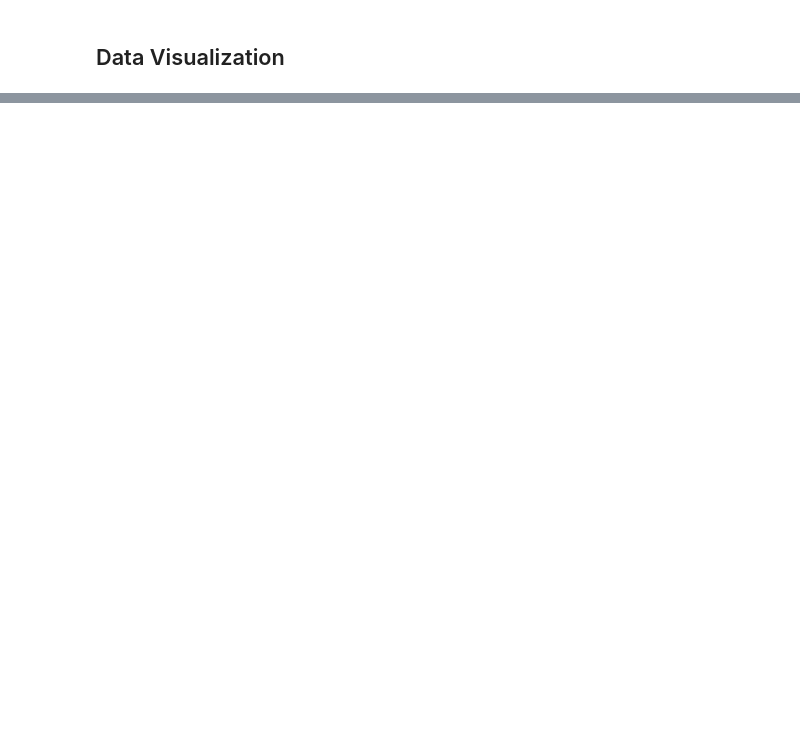
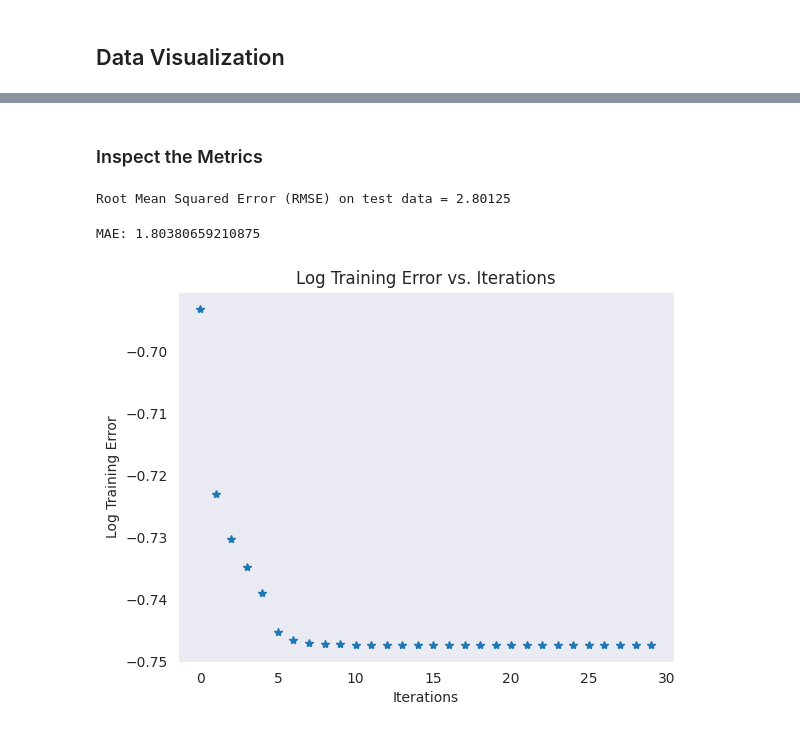
Before and after one commit to ThatPandaYouHate/Data_Engineering_group-9, a Jupyter notebook: group-9_project.ipynb, the cells around one changed output, grey strips where cells are left out. Cells and saved outputs as stored; diff of their text form; code cells hidden in the pictures; blank space fills up the shorter version.

```diff
--- a/group-9_project.ipynb
+++ b/group-9_project.ipynb
@@ -301,0 +162,12 @@ plt.savefig("top_tf_idf_words.png")
+# %%
+stop_words_remover = StopWordsRemover(inputCol="Comment_Text", outputCol="Filtered_Comment_Text")
+comments_filtered = stop_words_remover.transform(comment_text_score)
+
+hashing_tf = HashingTF(inputCol="Filtered_Comment_Text", outputCol="Raw_Features", numFeatures=20)
+tf = hashing_tf.transform(comments_filtered)
+
+idf = IDF(inputCol="Raw_Features", outputCol="Features")
+idf_model = idf.fit(tf)
+tfidf = idf_model.transform(tf)
+
+tfidf.show()
@@ -301,0 +199,10 @@ plt.savefig("top_tf_idf_words.png")
+# %%
+# Split the data into train,test and Validation sets
+train_data, test_data = tfidf.randomSplit([.7,.3], seed=rnd_seed)
+# %%
+# Initialize `lr`
+lr = (LinearRegression(featuresCol='Features', labelCol='Score', predictionCol='Predicted_Score',
+                               maxIter=100, regParam=0.3, elasticNetParam=0.8, standardization=False))
+# %%
+# Fit the data to the model
+linearModel = lr.fit(train_data)
@@ -301,0 +234,25 @@ plt.savefig("top_tf_idf_words.png")
+# %% [markdown]
+### Inspect the Metrics
+# %%
+# Select (predicted_price, Weighted_price label) and compute test error
+evaluator = RegressionEvaluator(
+    labelCol="Score", predictionCol="Predicted_Score", metricName="rmse")
+rmse = evaluator.evaluate(predictions)
+print("Root Mean Squared Error (RMSE) on test data = %g" % rmse)
+# %% [output]
+Root Mean Squared Error (RMSE) on test data = 2.80125
+# %%
+#Inspect and Model the metrics and Coefficient and Visualize the log of the training error as a function of iteration.
+#The scatter plot visualizes the logarithm of the training error for all 10 iterations.
+
+iterations = list(range(0,linearModel.summary.totalIterations + 1))
+lossHistory = np.log(linearModel.summary.objectiveHistory)
+plt.plot(iterations,lossHistory,'*')
+plt.title('Log Training Error vs. Iterations')
+plt.ylabel('Log Training Error')
+plt.xlabel('Iterations')
+# Intercept for the model
+print("MAE: {0}".format(linearModel.summary.meanAbsoluteError))
+# %% [output]
+MAE: 1.80380659210875
+[figure, added]
```
Also changed, not shown: parts of 37 cells of this notebook.
